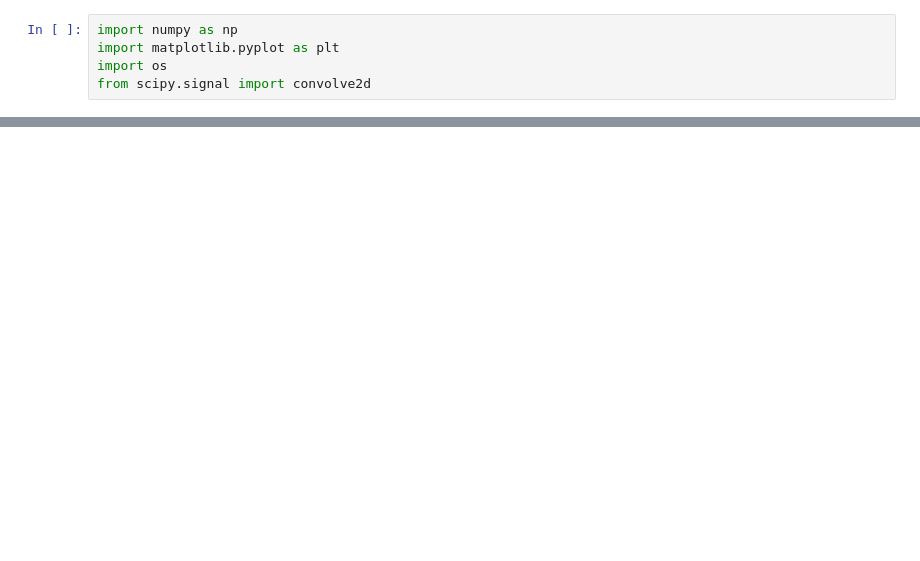
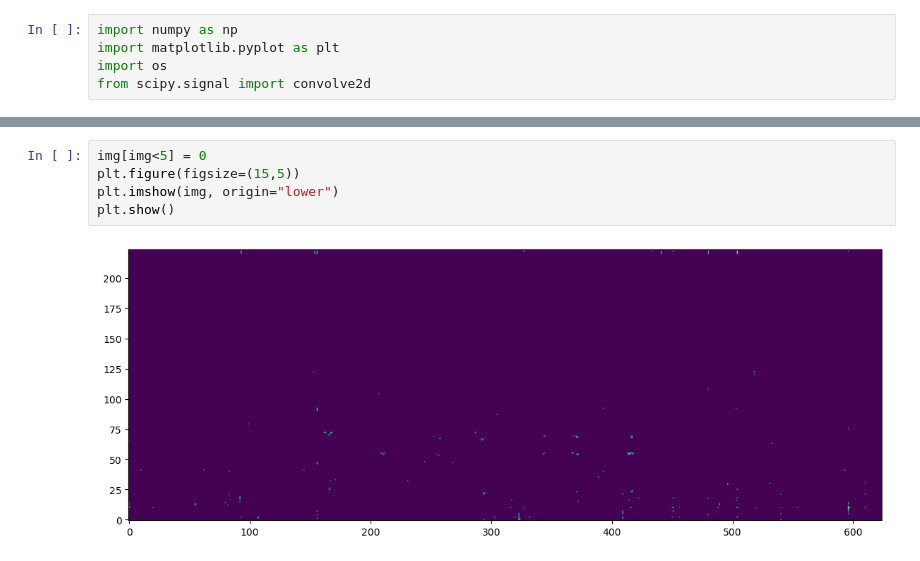
Before and after one commit to smarsland/AviaNZ, a Jupyter notebook: Untitled.ipynb, the cells around one changed output, grey strips where cells are left out. Cells and saved outputs as stored; diff of their text form; blank space fills up the shorter version.

```diff
--- a/Untitled.ipynb
+++ b/Untitled.ipynb
@@ -46,0 +47,7 @@ plt.show()
+# %%
+img[img<5] = 0
+plt.figure(figsize=(15,5))
+plt.imshow(img, origin="lower")
+plt.show()
+# %% [output]
+[figure, added]
```
Also changed, not shown: parts of 3 cells of this notebook, 1 other file.
